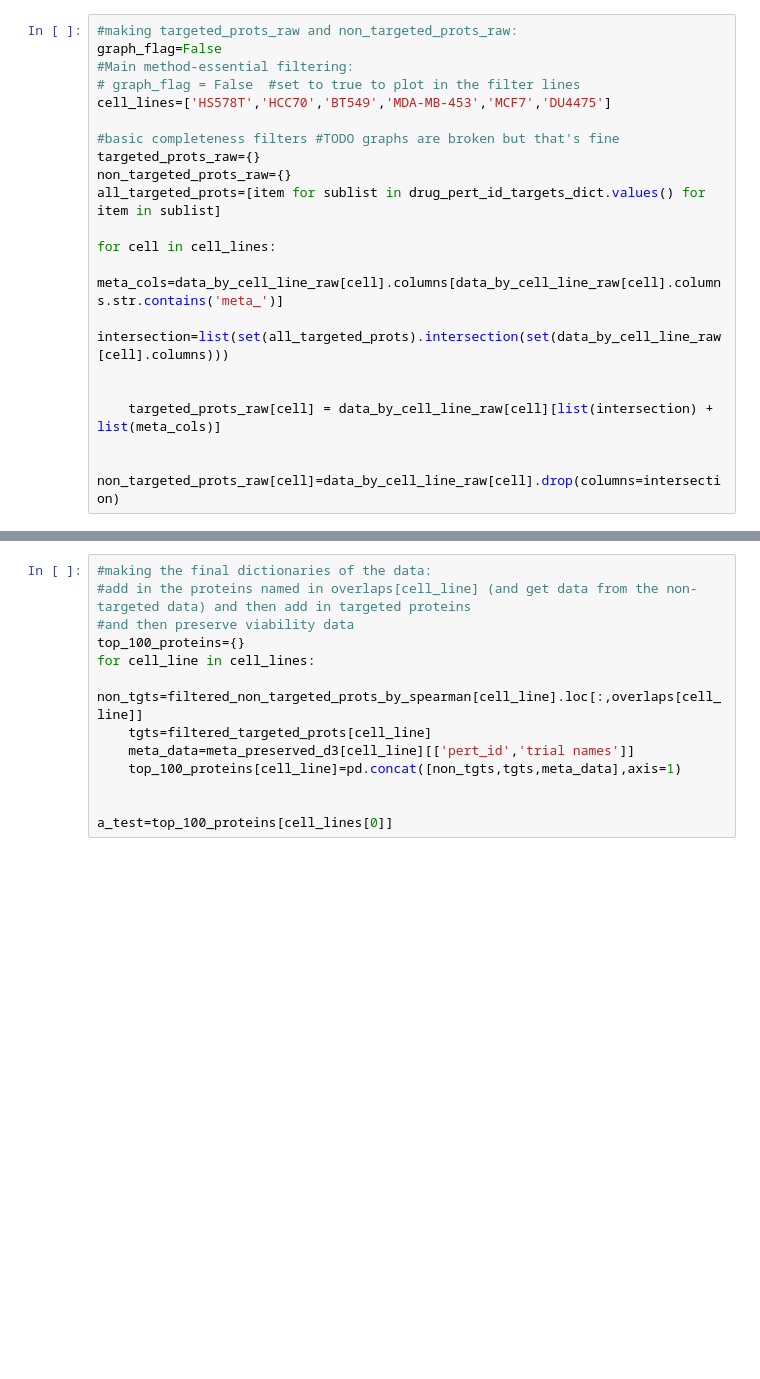
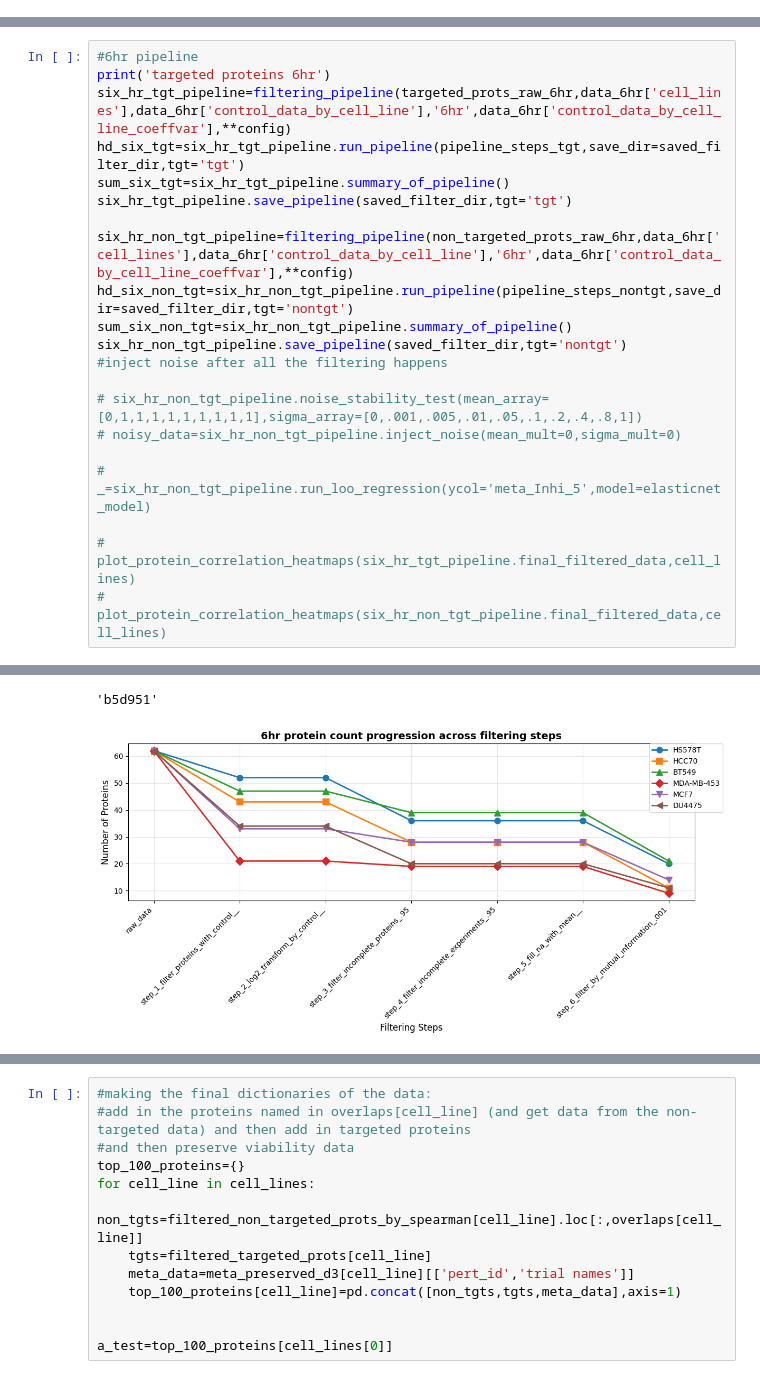
Before and after one commit to sanderlab/cellbox_torch, a Jupyter notebook: Abdullah_kuziez/preprocessing/TNBC_notebooks/AK_TNBC_preprocessing.ipynb, the cells around one changed output, grey strips where cells are left out. Saved outputs shown, nothing was run; the diff lists cells and outputs as text; blank space fills up the shorter version.

```diff
--- a/Abdullah_kuziez/preprocessing/TNBC_notebooks/AK_TNBC_preprocessing.ipynb
+++ b/Abdullah_kuziez/preprocessing/TNBC_notebooks/AK_TNBC_preprocessing.ipynb
@@ -173,20 +0,0 @@ for _, row in drugs_pert_ids_targets.iterrows():
-# %%
-#making targeted_prots_raw and non_targeted_prots_raw:
-graph_flag=False
-#Main method-essential filtering:
-# graph_flag = False  #set to true to plot in the filter lines
-cell_lines=['HS578T','HCC70','BT549','MDA-MB-453','MCF7','DU4475']
-
-#basic completeness filters #TODO graphs are broken but that's fine
-targeted_prots_raw={}
-non_targeted_prots_raw={}
-all_targeted_prots=[item for sublist in drug_pert_id_targets_dict.values() for item in sublist]
-
-for cell in cell_lines:
-    meta_cols=data_by_cell_line_raw[cell].columns[data_by_cell_line_raw[cell].columns.str.contains('meta_')]
-    intersection=list(set(all_targeted_prots).intersection(set(data_by_cell_line_raw[cell].columns)))
-
-
-    targeted_prots_raw[cell] = data_by_cell_line_raw[cell][list(intersection) + list(meta_cols)]
-
-    non_targeted_prots_raw[cell]=data_by_cell_line_raw[cell].drop(columns=intersection)
@@ -424,0 +107,22 @@ Cell line: DU4475 | LOO R2: 0.358 | LOO MSE: 0.530 | Pearson: 0.629 | Num featur
+# %%
+#6hr pipeline
+print('targeted proteins 6hr')
+six_hr_tgt_pipeline=filtering_pipeline(targeted_prots_raw_6hr,data_6hr['cell_lines'],data_6hr['control_data_by_cell_line'],'6hr',data_6hr['control_data_by_cell_line_coeffvar'],**config)
+hd_six_tgt=six_hr_tgt_pipeline.run_pipeline(pipeline_steps_tgt,save_dir=saved_filter_dir,tgt='tgt')
+sum_six_tgt=six_hr_tgt_pipeline.summary_of_pipeline()
+six_hr_tgt_pipeline.save_pipeline(saved_filter_dir,tgt='tgt')
+
+six_hr_non_tgt_pipeline=filtering_pipeline(non_targeted_prots_raw_6hr,data_6hr['cell_lines'],data_6hr['control_data_by_cell_line'],'6hr',data_6hr['control_data_by_cell_line_coeffvar'],**config)
+hd_six_non_tgt=six_hr_non_tgt_pipeline.run_pipeline(pipeline_steps_nontgt,save_dir=saved_filter_dir,tgt='nontgt')
+sum_six_non_tgt=six_hr_non_tgt_pipeline.summary_of_pipeline()
+six_hr_non_tgt_pipeline.save_pipeline(saved_filter_dir,tgt='nontgt')
+#inject noise after all the filtering happens
+
+# six_hr_non_tgt_pipeline.noise_stability_test(mean_array=[0,1,1,1,1,1,1,1,1,1],sigma_array=[0,.001,.005,.01,.05,.1,.2,.4,.8,1])
+# noisy_data=six_hr_non_tgt_pipeline.inject_noise(mean_mult=0,sigma_mult=0)
+
+# _=six_hr_non_tgt_pipeline.run_loo_regression(ycol='meta_Inhi_5',model=elasticnet_model)
+
+# plot_protein_correlation_heatmaps(six_hr_tgt_pipeline.final_filtered_data,cell_lines)
+# plot_protein_correlation_heatmaps(six_hr_non_tgt_pipeline.final_filtered_data,cell_lines)
+# %% [output]
@@ -424,0 +146,2 @@ Cell line: DU4475 | LOO R2: 0.358 | LOO MSE: 0.530 | Pearson: 0.629 | Num featur
+'b5d951'
+[figure, added]
```
Also changed, not shown: parts of 50 cells of this notebook, 58 other files.
